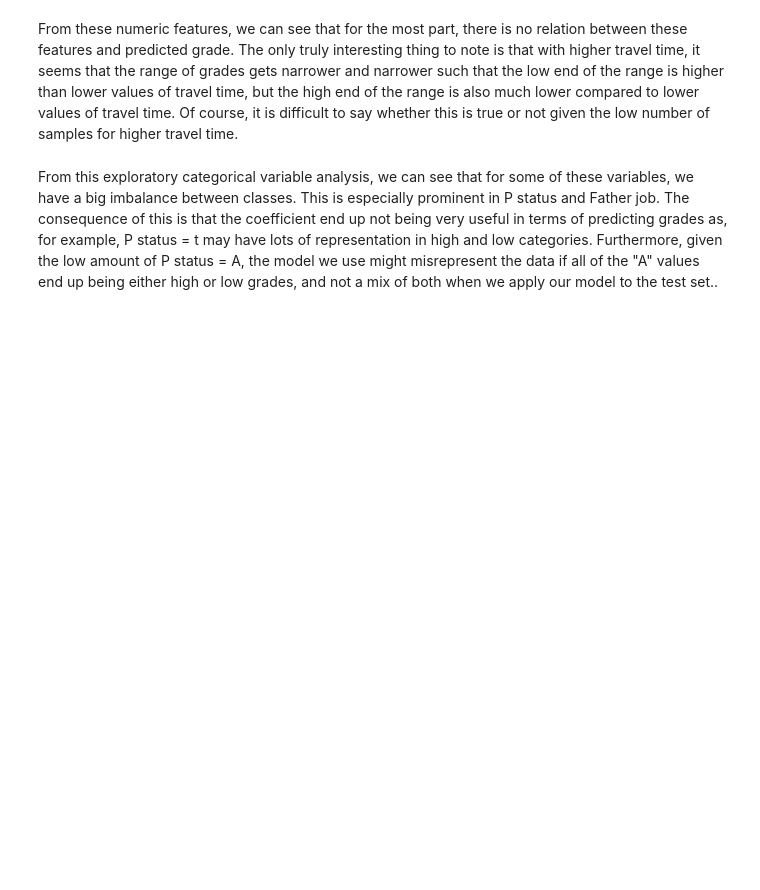
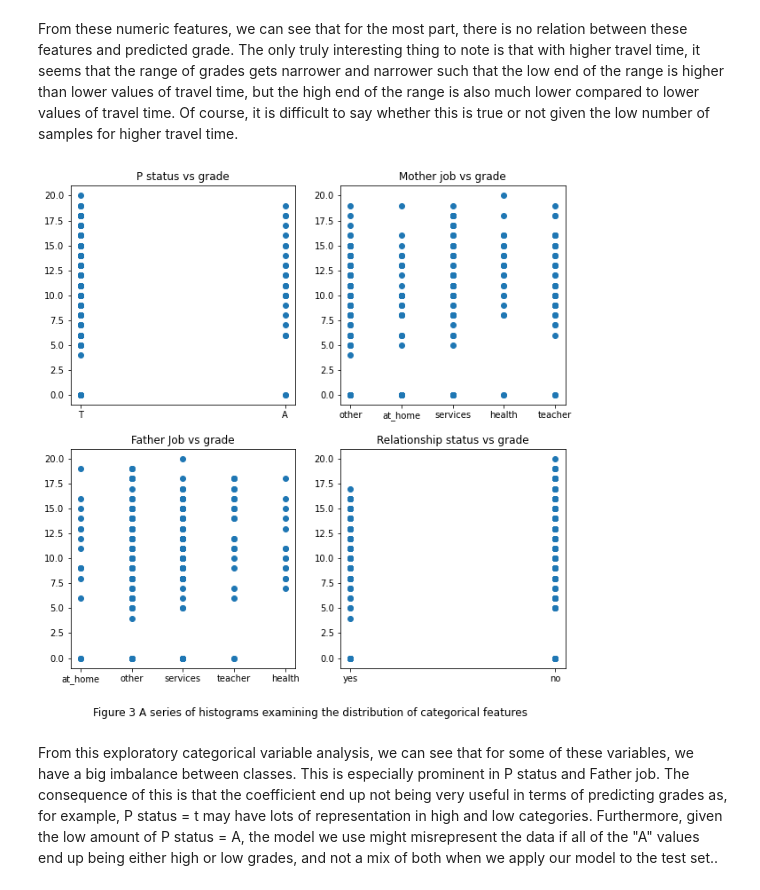
Before and after one commit to DSCI-310/DSCI-310-Group-1, a Jupyter notebook: analysis/StudentPerformance.ipynb, the cells around one changed output. Saved outputs shown, nothing was run; the diff lists cells and outputs as text; code cells hidden in the pictures; blank space fills up the shorter version.

```diff
--- a/analysis/StudentPerformance.ipynb
+++ b/analysis/StudentPerformance.ipynb
@@ -90,10 +103,9 @@ plotSquareData.plot_square_data(X_train, y_train, desiredFeatures, titles, txt)
 # %% [markdown]
 From these numeric features, we can see that for the most part, there is no relation between these features and predicted grade. The only truly interesting thing to note is that with higher travel time, it seems that the range of grades gets narrower and narrower such that the low end of the range is higher than lower values of travel time, but the high end of the range is also much lower compared to lower values of travel time. Of course, it is difficult to say whether this is true or not given the low number of samples for higher travel time.
 # %%
-desiredFeatures = ["Pstatus", "Mjob", "Fjob", "romantic"]
-titles = ["P status vs grade", "Mother job vs grade", "Father Job vs grade", "Relationship status vs grade"]
-txt = "Figure 3 A series of histograms examining the distribution of categorical features"
-plotSquareData.plot_square_data(X_train, y_train, desiredFeatures, titles, txt)
+plotfeatures.plot_categorical(X_train, y_train, "path placeholder")
+# %% [output]
+[figure, added]
 # %% [markdown]
 From this exploratory categorical variable analysis, we can see that for some of these variables, we have a big imbalance between classes. This is especially prominent in P status and Father job. The consequence of this is that the coefficient end up not being very useful in terms of predicting grades as, for example, P status = t may have lots of representation in high and low categories. Furthermore, given the low amount of P status = A, the model we use might misrepresent the data if all of the "A" values end up being either high or low grades, and not a mix of both when we apply our model to the test set..
 # %% [markdown]
```
Also changed, not shown: parts of 9 cells of this notebook, 3 other files.
